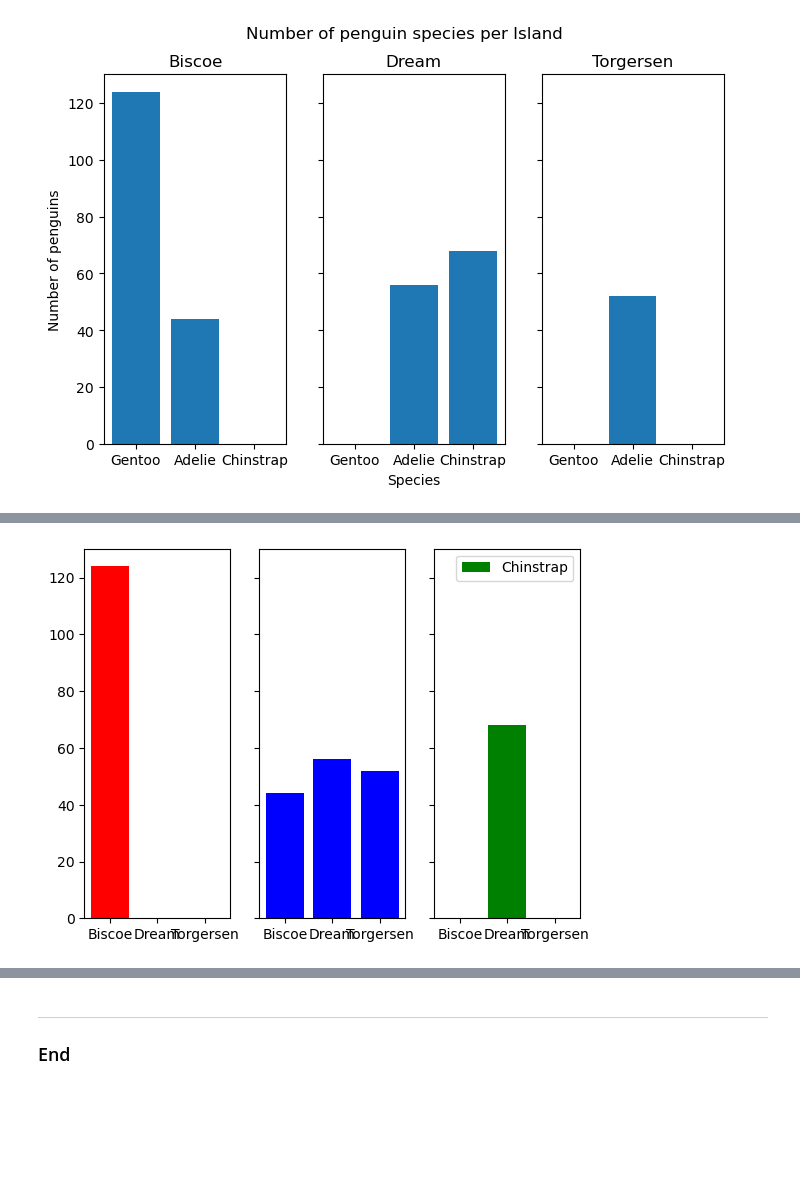
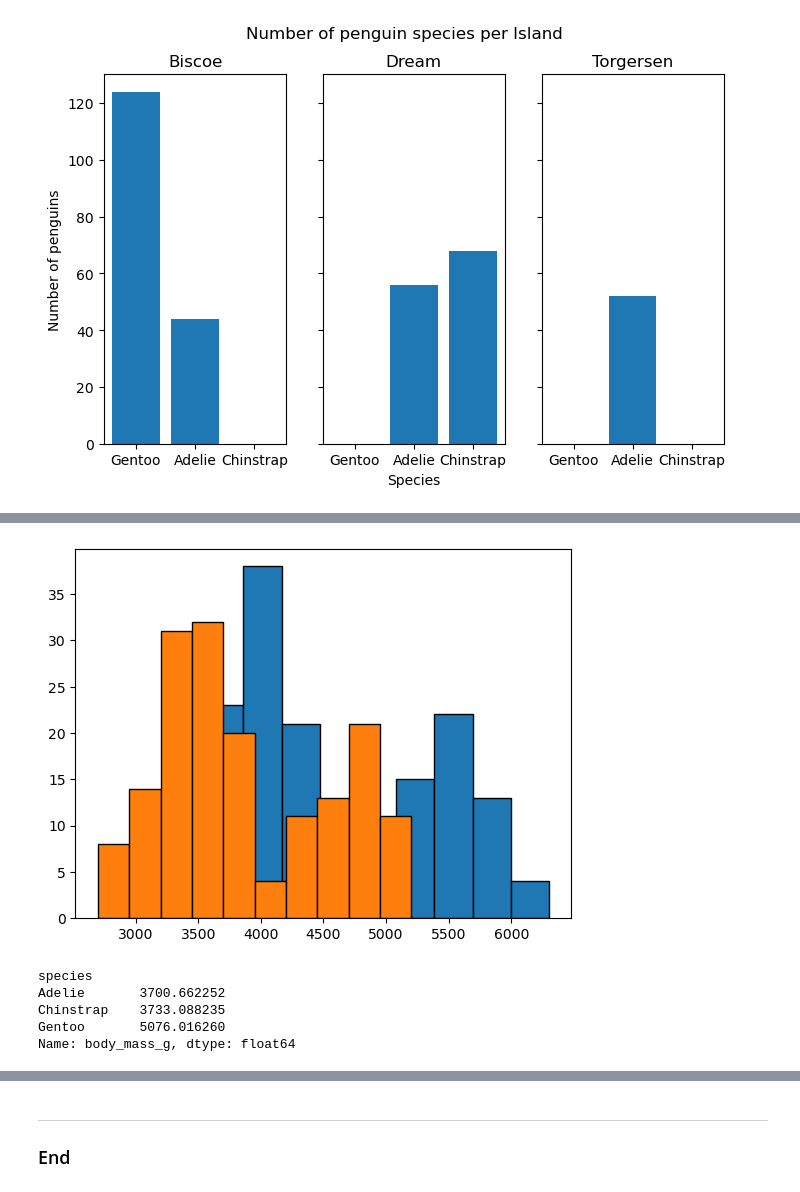
Before and after one commit to eoghanpw/pofda-mywork, a Jupyter notebook: penguins.ipynb, the cells around one changed output, grey strips where cells are left out. Saved outputs shown, nothing was run; the diff lists cells and outputs as text; code cells hidden in the pictures; blank space fills up the shorter version.

Commit message:
penguins project updates

```diff
--- a/penguins.ipynb
+++ b/penguins.ipynb
@@ -189,9 +164,21 @@ Name: count, dtype: int64
-# %%
-fig, (ax1,ax2,ax3) = plt.subplots(1,3,sharex=True,sharey=True)
-ax1.bar(gentoo.index, gentoo, color='red', label="Gentoo")
-ax2.bar(adelie.index, adelie, color='blue', label="Adelie")
-ax3.bar(chinstrap.index, chinstrap, color='green', label="Chinstrap")
-plt.legend()
-plt.show()
-# %% [output]
-[figure, removed]
+# %%
+body_mass_male = penguins[penguins['sex'] == "MALE"]['body_mass_g'].to_numpy()
+body_mass_female = penguins[penguins['sex'] == "FEMALE"]['body_mass_g'].to_numpy()
+
+
+fig, ax = plt.subplots()
+ax.hist(body_mass_male, edgecolor='black')
+ax.hist(body_mass_female, edgecolor='black')
+plt.show()
+# %% [output]
+[figure, added]
+# %%
+body_mass_species = penguins.groupby(['species'])['body_mass_g'].mean()
+
+body_mass_species
+# %% [output]
+species
+Adelie       3700.662252
+Chinstrap    3733.088235
+Gentoo       5076.016260
+Name: body_mass_g, dtype: float64
```
Also changed, not shown: parts of 6 cells of this notebook.
